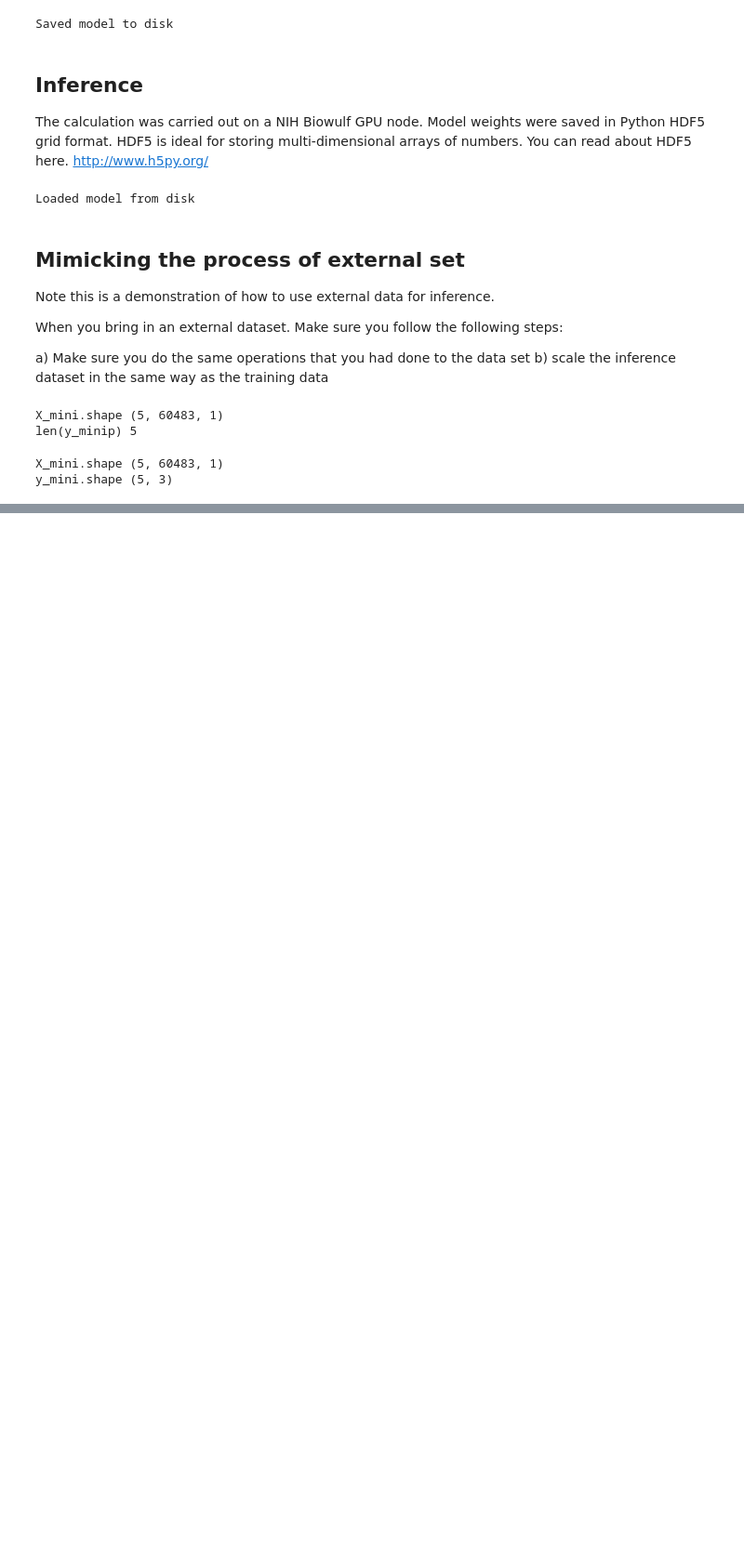
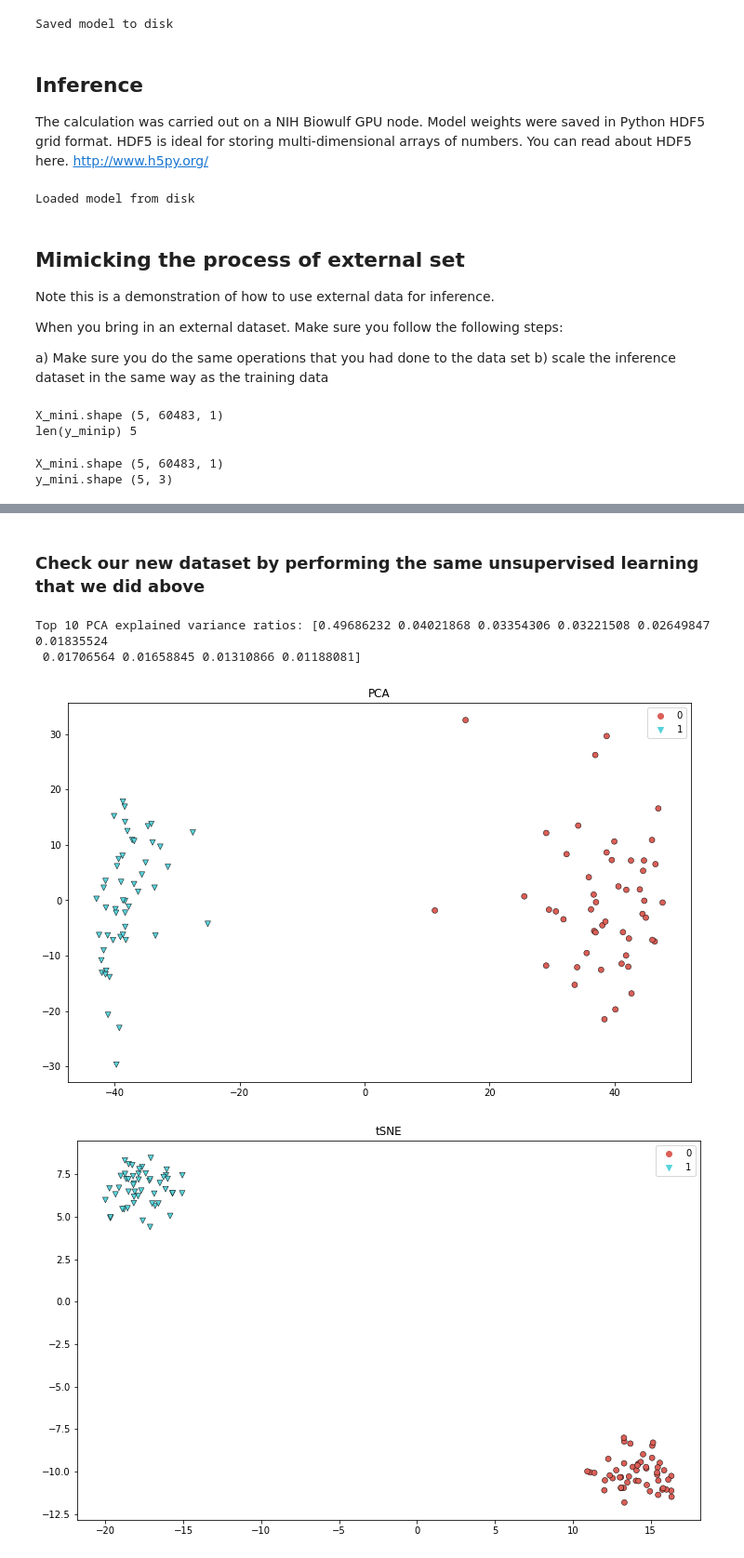
Before and after one commit to ravichas/ML-TC1, a Jupyter notebook: TC1-ConvNN.ipynb, the cells around one changed output, grey strips where cells are left out. Shown at 93% size. Saved outputs shown, nothing was run; the diff lists cells and outputs as text; code cells hidden in the pictures; blank space fills up the shorter version.

```diff
--- a/TC1-ConvNN.ipynb
+++ b/TC1-ConvNN.ipynb
@@ -389,0 +440,2 @@ You are viewing the Jupyter Notebook from ML-TC1 GitHub repository, https://gith
+# %%
+binary_indexes = np.where(np.array(outcome_decoded)!=2)[0]
@@ -389,0 +444,3 @@ You are viewing the Jupyter Notebook from ML-TC1 GitHub repository, https://gith
+# %%
+TC1data2 = TC1data3.iloc[binary_indexes,:]
+outcome2 = outcome[binary_indexes,:]
@@ -389,0 +456,22 @@ You are viewing the Jupyter Notebook from ML-TC1 GitHub repository, https://gith
+# %% [markdown]
+### Check our new dataset by performing the same unsupervised learning that we did above
+# %%
+# Perform the PCA using scikit-learn
+import sklearn.decomposition as sk_decomp
+pca = sk_decomp.PCA(n_components=10)
+pca_results = pca.fit_transform(TC1data2)
+print('Top {} PCA explained variance ratios: {}'.format(10, pca.explained_variance_ratio_))
+ax = tc1_library.plot_results(pca_results, outcome_decoded2)
+ax.set_title('PCA');
+
+# Perform tSNE using scikit-learn
+import sklearn.manifold as sk_manif
+tsne = sk_manif.TSNE(n_components=2)
+tsne_results = tsne.fit_transform(TC1data2.iloc[:,:500])
+ax = tc1_library.plot_results(tsne_results, outcome_decoded2)
+ax.set_title('tSNE');
+# %% [output]
+Top 10 PCA explained variance ratios: [0.49686232 0.04021868 0.03354306 0.03221508 0.02649847 0.01835524
+ 0.01706564 0.01658845 0.01310866 0.01188081]
+[figure, added]
+[figure, added]
```
Also changed, not shown: parts of 27 cells of this notebook, 6 other files.
